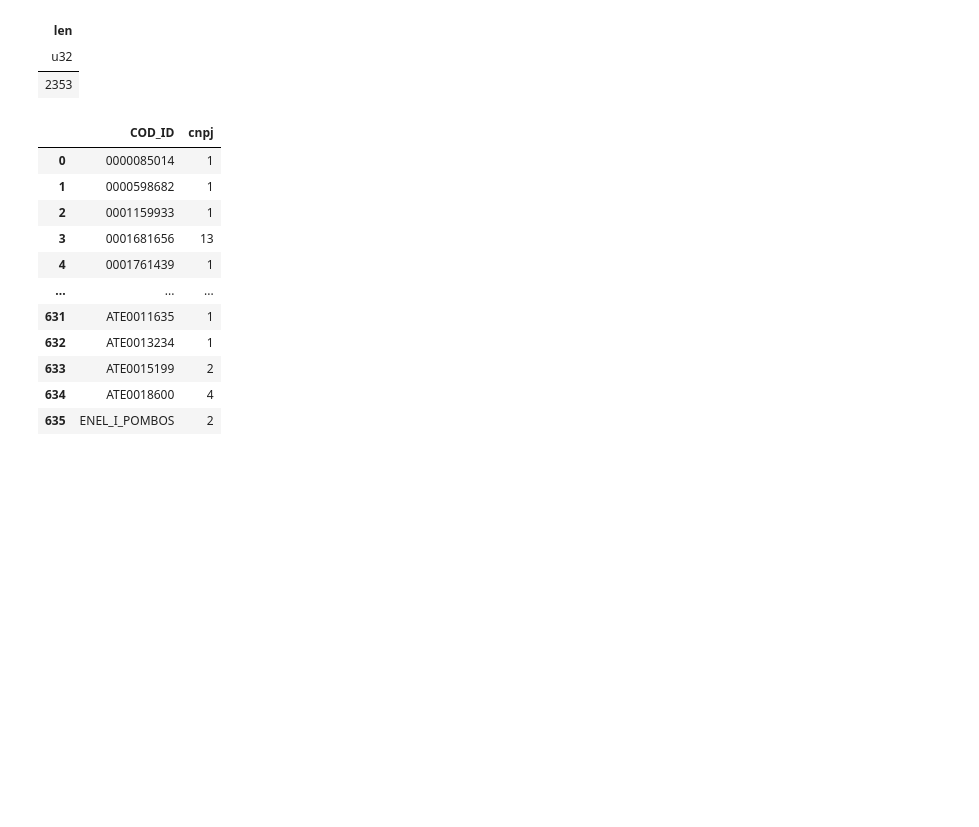
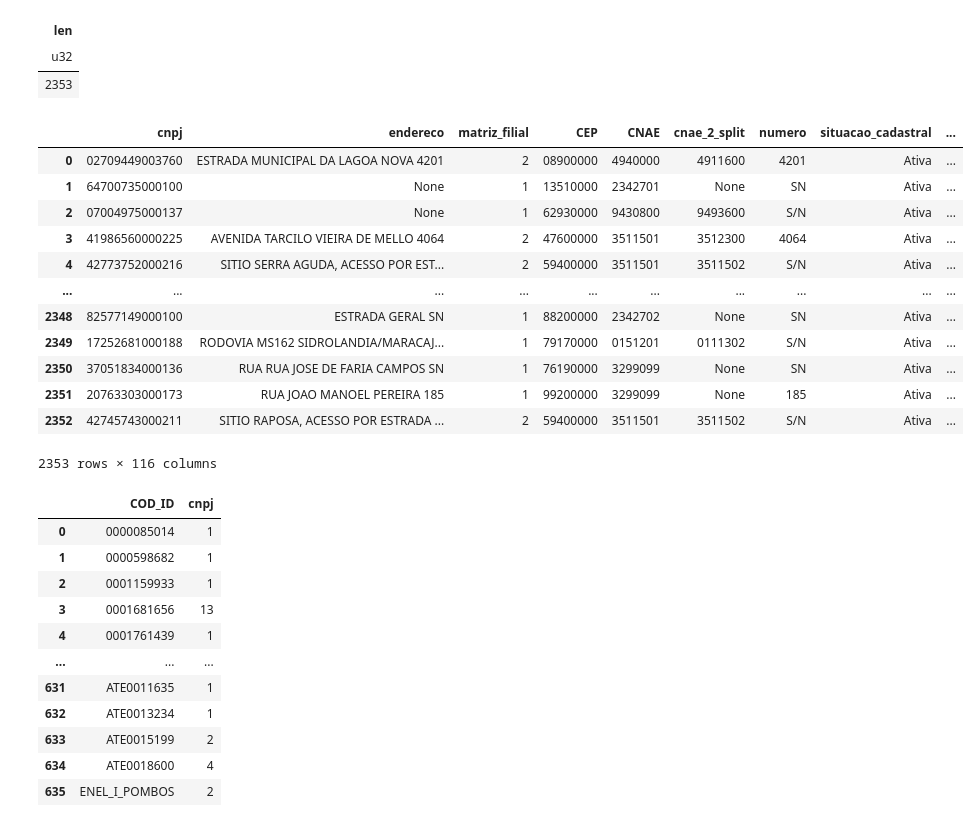
Before and after one commit to rmmaf/fh-energia, a Jupyter notebook: new_approach_whole_data.ipynb, the cells around one changed output. Cells and saved outputs as stored; diff of their text form; code cells hidden in the pictures; blank space fills up the shorter version.

```diff
--- a/new_approach_whole_data.ipynb
+++ b/new_approach_whole_data.ipynb
@@ -74,5 +74,21 @@ shape: (1, 1)
 | 2353 |
 # %%
 df_cep_cnae_num_pandas = df_cep_cnae_num.collect().to_pandas()
+# %%
+df_cep_cnae_num_pandas
+# %% [output]
+|  | cnpj | endereco | matriz_filial | CEP | CNAE | cnae_2_split | numero | situacao_cadastral | ... |
+| 0 | 02709449003760 | ESTRADA MUNICIPAL DA LAGOA NOVA 4201 | 2 | 08900000 | 4940000 | 4911600 | 4201 | Ativa | ... |
+| 1 | 64700735000100 | None | 1 | 13510000 | 2342701 | None | SN | Ativa | ... |
+| 2 | 07004975000137 | None | 1 | 62930000 | 9430800 | 9493600 | S/N | Ativa | ... |
+| 3 | 41986560000225 | AVENIDA TARCILO VIEIRA DE MELLO 4064 | 2 | 47600000 | 3511501 | 3512300 | 4064 | Ativa | ... |
+| 4 | 42773752000216 | SITIO SERRA AGUDA, ACESSO POR EST... | 2 | 59400000 | 3511501 | 3511502 | S/N | Ativa | ... |
+| ... | ... | ... | ... | ... | ... | ... | ... | ... | ... |
+| 2348 | 82577149000100 | ESTRADA GERAL SN | 1 | 88200000 | 2342702 | None | SN | Ativa | ... |
+| 2349 | 17252681000188 | RODOVIA MS162 SIDROLANDIA/MARACAJ... | 1 | 79170000 | 0151201 | 0111302 | S/N | Ativa | ... |
+| 2350 | 37051834000136 | RUA RUA JOSE DE FARIA CAMPOS SN | 1 | 76190000 | 3299099 | None | SN | Ativa | ... |
+| 2351 | 20763303000173 | RUA JOAO MANOEL PEREIRA 185 | 1 | 99200000 | 3299099 | None | 185 | Ativa | ... |
+| 2352 | 42745743000211 | SITIO RAPOSA, ACESSO POR ESTRADA ... | 2 | 59400000 | 3511501 | 3511502 | S/N | Ativa | ... |
+2353 rows × 116 columns
 # %%
 df_cep_cnae_num_pandas.to_csv('data/whole_data/ucat_join.csv', index=False)
```
Also changed, not shown: parts of 1 cell of this notebook, 1 other file.
